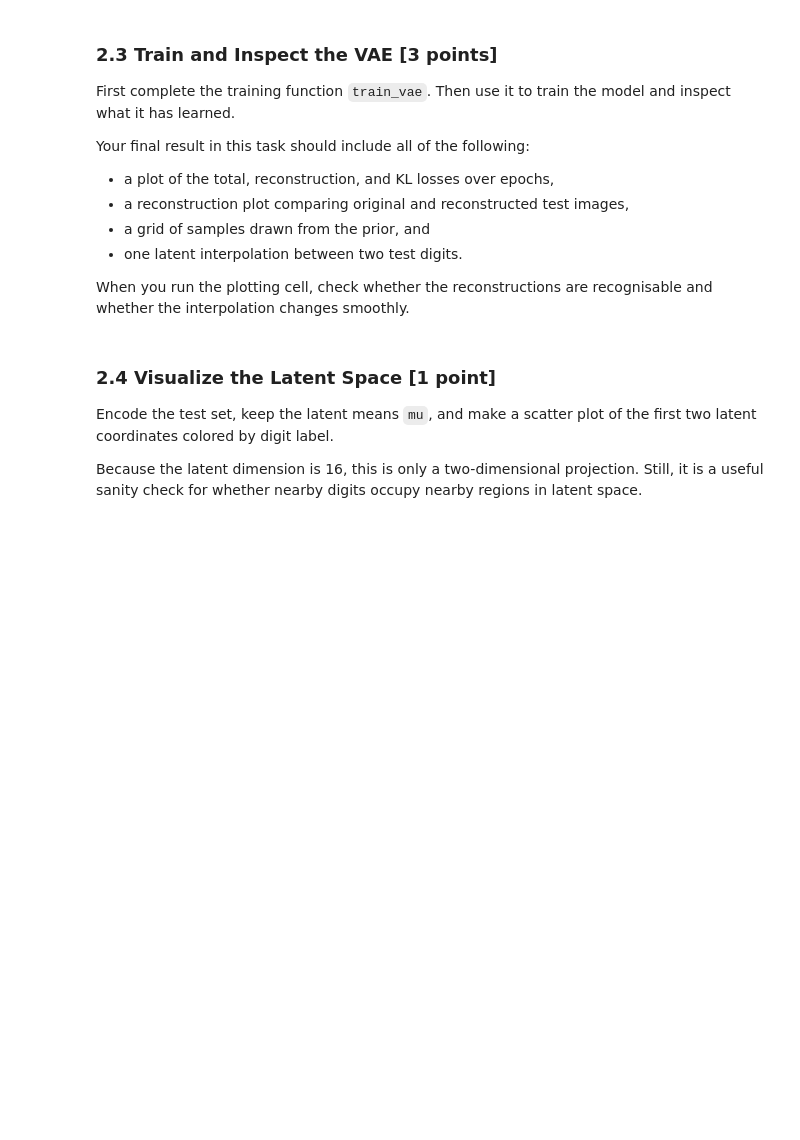
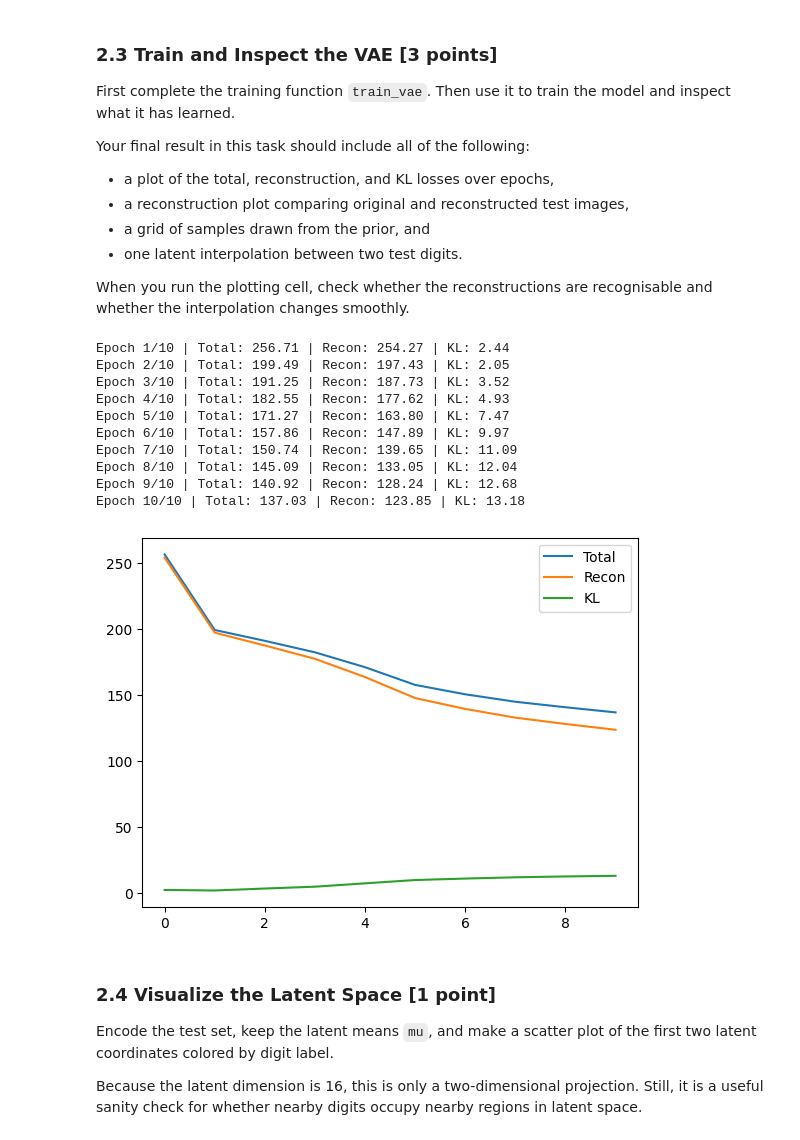
Before and after one commit to opometun/evolution-of-ml-models, a Jupyter notebook: exercise05-vae/exercise05-generative-learning.ipynb, the cells around one changed output. Saved outputs shown, nothing was run; the diff lists cells and outputs as text; code cells hidden in the pictures; blank space fills up the shorter version.

```diff
--- a/exercise05-vae/exercise05-generative-learning.ipynb
+++ b/exercise05-vae/exercise05-generative-learning.ipynb
@@ -170,5 +232,5 @@ class VAE(nn.Module):
 # %%
-# TODO: Your solution here
+model = VAE()
 # %% [markdown]
 ### 2.2 ELBO Loss on MNIST \[2 points\]
 
@@ -191,7 +253,23 @@ training curves.
 # %%
 def vae_loss(x_hat, x, mu, logvar, beta=1.0):
     """Return total loss, reconstruction loss, and KL divergence."""
-    # TODO: Your solution here
+    # TODO 1: Flatten x to (batch, 784) — same shape as x_hat
+    #         x_flat = x.view(x.size(0), -1)
+    x_flat = x.view(x.size(0), -1)
+    # TODO 2: Compute reconstruction loss using BCE
+    #         Use F.binary_cross_entropy(x_hat, x_flat, reduction='sum')
+    #         'sum' adds up the loss over all pixels and all samples in the batch
+    recon_loss = F.binary_cross_entropy(x_hat, x_flat, reduction='sum')
+    # TODO 3: Compute KL divergence between learned distribution and N(0, I)
+    #         Closed-form formula: -0.5 * sum(1 + logvar - mu² - exp(logvar))
+    #         Use .sum() to sum over latent dimensions and batch
+    #         Hint: mu ** 2 gives you mu squared element-wise
+    kl_loss = -0.5 * torch.sum(1 + logvar - mu**2 - torch.exp(logvar))
+    # TODO 4: Compute total loss = recon_loss + beta * kl_loss
+    #         beta=1.0 is standard VAE; beta>1 is beta-VAE (stronger regularization)
+    total_loss = recon_loss + beta * kl_loss
+    # TODO 5: Return (total_loss, recon_loss, kl_loss)
+    return (total_loss, recon_loss, kl_loss)
 # %% [markdown]
 ### 2.3 Train and Inspect the VAE \[3 points\]
 
@@ -214,5 +331,25 @@ def train_vae(model, loader, epochs=10, lr=1e-3, beta=1.0):
 # %%
 # TODO: Your solution here
+model = VAE()
+history_total, history_recon, history_kl = train_vae(model, train_loader)
+
+plt.plot(history_total, label='Total')
+plt.plot(history_recon, label='Recon')
+plt.plot(history_kl, label='KL')
+plt.legend()
+plt.show()
+# %% [output]
+Epoch 1/10 | Total: 256.71 | Recon: 254.27 | KL: 2.44
+Epoch 2/10 | Total: 199.49 | Recon: 197.43 | KL: 2.05
+Epoch 3/10 | Total: 191.25 | Recon: 187.73 | KL: 3.52
+Epoch 4/10 | Total: 182.55 | Recon: 177.62 | KL: 4.93
+Epoch 5/10 | Total: 171.27 | Recon: 163.80 | KL: 7.47
+Epoch 6/10 | Total: 157.86 | Recon: 147.89 | KL: 9.97
+Epoch 7/10 | Total: 150.74 | Recon: 139.65 | KL: 11.09
+Epoch 8/10 | Total: 145.09 | Recon: 133.05 | KL: 12.04
+Epoch 9/10 | Total: 140.92 | Recon: 128.24 | KL: 12.68
+Epoch 10/10 | Total: 137.03 | Recon: 123.85 | KL: 13.18
+[figure, added]
 # %% [markdown]
 ### 2.4 Visualize the Latent Space \[1 point\]
 
```
Also changed, not shown: parts of 8 cells of this notebook.
